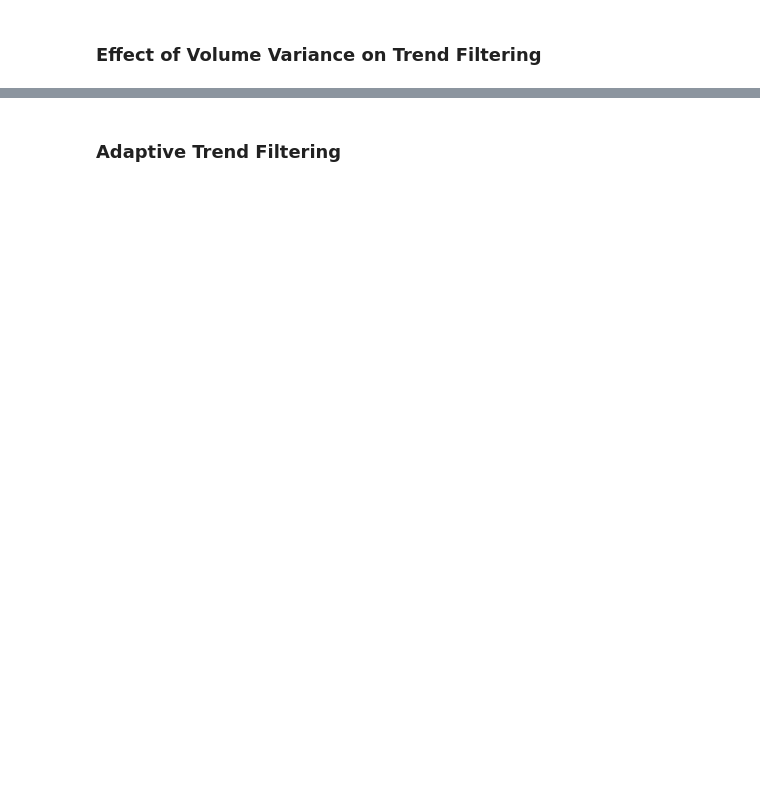
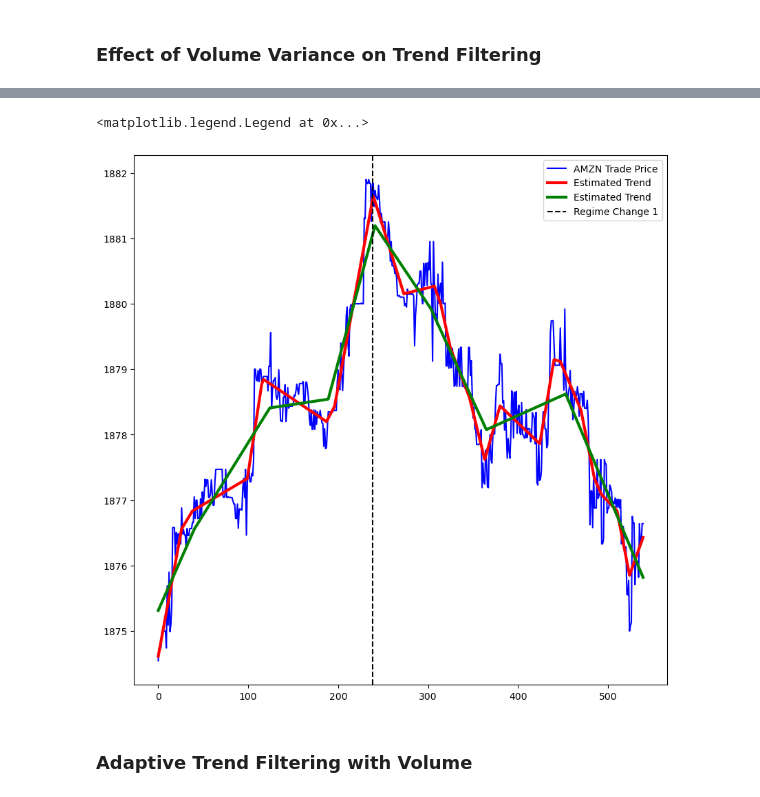
Before and after one commit to jasonbohne123/Adaptive_Signal_Estimation, a Jupyter notebook: research/estimators/Variance_Estimation.ipynb, the cells around one changed output, grey strips where cells are left out. Saved outputs shown, nothing was run; the diff lists cells and outputs as text; code cells hidden in the pictures; blank space fills up the shorter version.

Commit message:
remove prior, update tf and nb

```diff
--- a/research/estimators/Variance_Estimation.ipynb
+++ b/research/estimators/Variance_Estimation.ipynb
@@ -251,0 +197,7 @@ ax.set_xticks(indices,regular_trades.index[indices].strftime("%H:%M:%S"))
+# %%
+atf=Trend_Filter(x,trade_price,k=1,method="primal_dual",prior=1/predictions)
+
+start_time = time.time()
+cv_base_estimator(atf)
+
+print("--- %s seconds ---" % (time.time() - start_time))
@@ -251,0 +222,4 @@ ax.set_xticks(indices,regular_trades.index[indices].strftime("%H:%M:%S"))
+# %%
+regime_model=Piecewise_Polynomial_Model(x,atf.y_hat,k=1,method="continous_tf")
+
+regime_model.knots
@@ -252,2 +243,16 @@ ax.set_xticks(indices,regular_trades.index[indices].strftime("%H:%M:%S"))
+# %%
+fig,    ax = plt.subplots(1, 1, figsize=(10, 10))
+
+ax.plot(trade_price, label="AMZN Trade Price",color='blue')
+ax.plot(atf.y_hat, label="Estimated Trend ",color='red',lw=3)
+ax.plot(tf.y_hat, label="Estimated Trend ",color='green',lw=3)
+
+for i in range(len(regime_model.knots)):
+    ax.axvline(regime_model.knots[i],color='black',linestyle='--',label=f"Regime Change {i+1}")
+
+ax.legend()
+# %% [output]
+<matplotlib.legend.Legend at 0x...>
+[figure, added]
 # %% [markdown]
-### Adaptive Trend Filtering
+### Adaptive Trend Filtering with Volume
```
Also changed, not shown: parts of 24 cells of this notebook, 12 other files.
